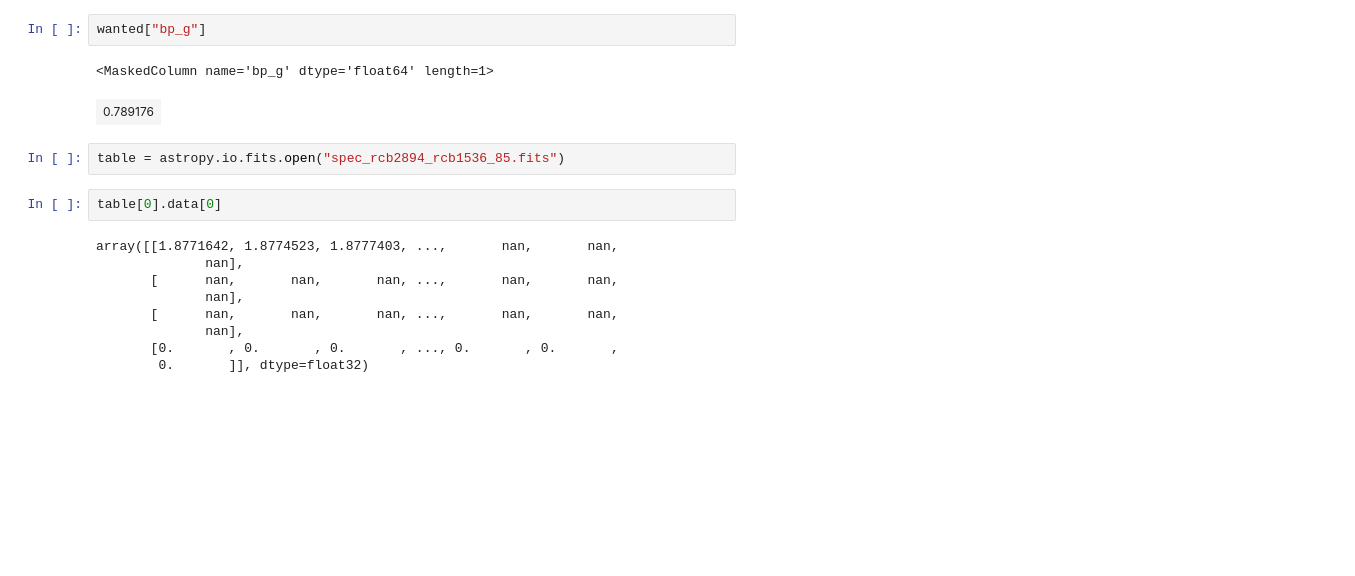
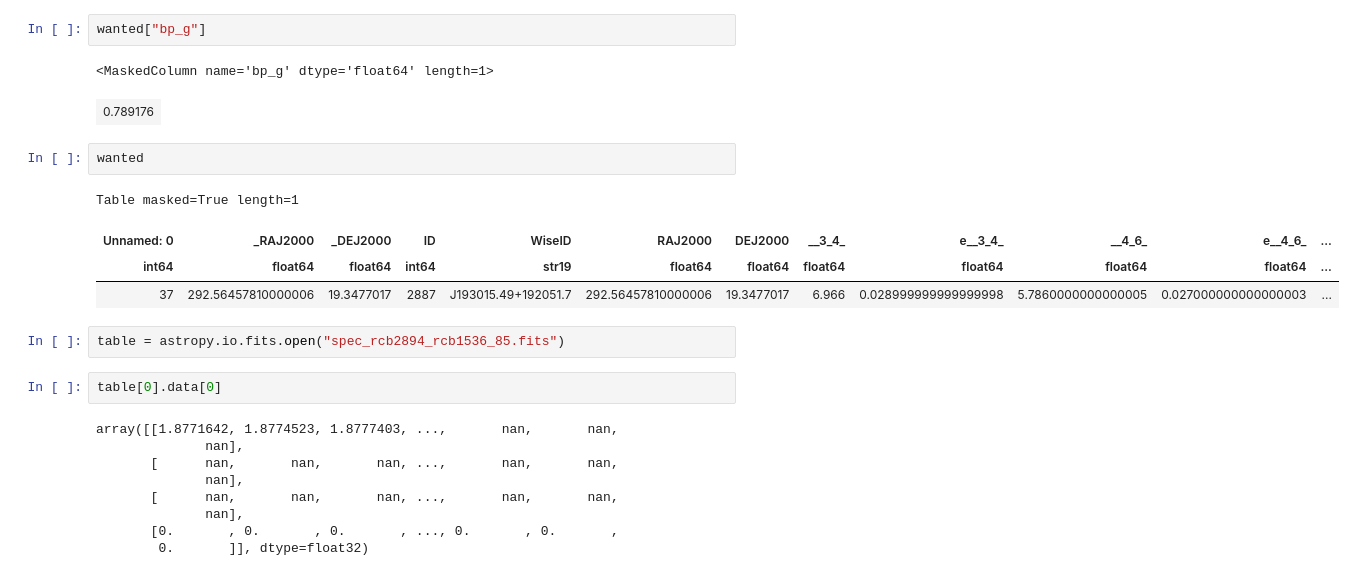
Before and after one commit to Hallflower20/Ay20-Project, a Jupyter notebook: PlotSpectrum.ipynb, the cells around one changed output. Drawn from its saved outputs; the diff is of its cells as text; blank space fills up the shorter version.

```diff
--- a/PlotSpectrum.ipynb
+++ b/PlotSpectrum.ipynb
@@ -96,6 +96,13 @@ wanted["bp_g"]
 # %% [output]
 <MaskedColumn name='bp_g' dtype='float64' length=1>
 | 0.789176 |
+# %%
+wanted
+# %% [output]
+Table masked=True length=1
+| Unnamed: 0 | _RAJ2000 | _DEJ2000 | ID | WiseID | RAJ2000 | DEJ2000 | __3_4_ | e__3_4_ | __4_6_ | e__4_6_ | ... |
+| int64 | float64 | float64 | int64 | str19 | float64 | float64 | float64 | float64 | float64 | float64 | ... |
+| 37 | 292.56457810000006 | 19.3477017 | 2887 | J193015.49+192051.7 | 292.56457810000006 | 19.3477017 | 6.966 | 0.028999999999999998 | 5.7860000000000005 | 0.027000000000000003 | ... |
 # %%
 table = astropy.io.fits.open("spec_rcb2894_rcb1536_85.fits")
 # %%
```
Also changed, not shown: parts of 12 cells of this notebook, 2 other files.
